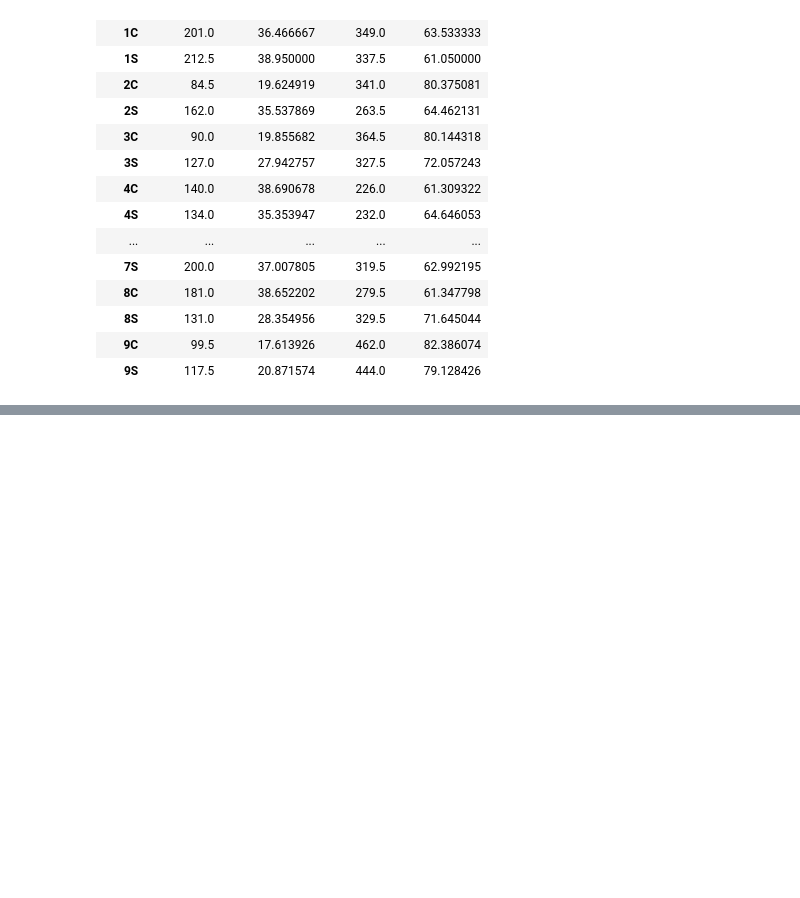
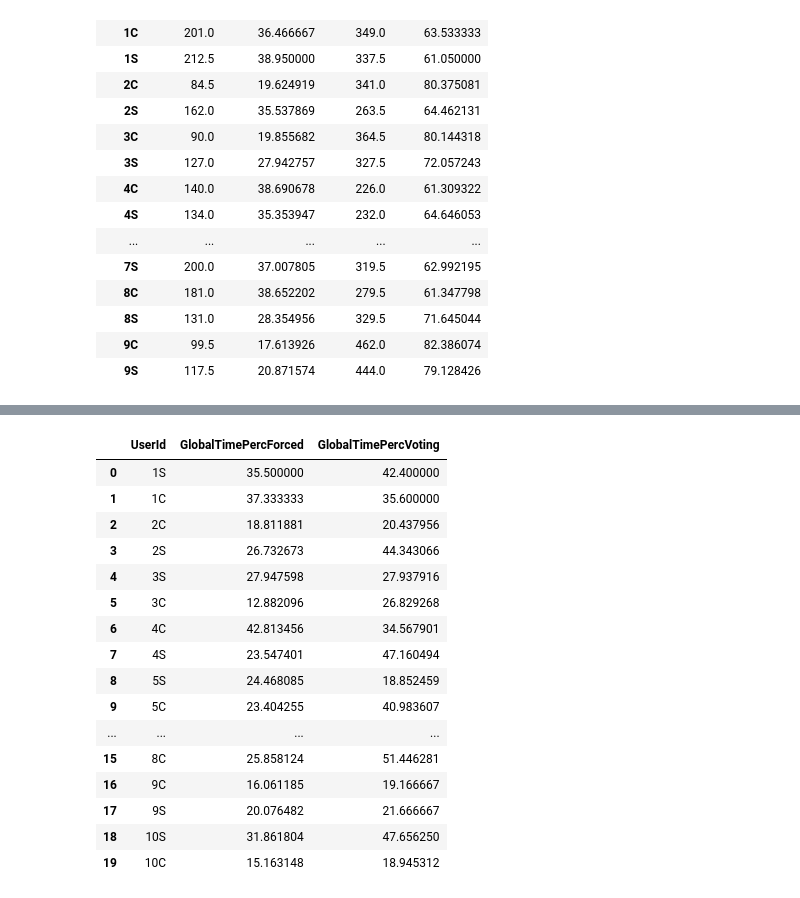
Before and after one commit to DebbyX3/CIDERHololensCollabManip, a Jupyter notebook: UserExperiments/LogAnalysis.ipynb, the cells around one changed output, grey strips where cells are left out. Cells and saved outputs as stored; diff of their text form; code cells hidden in the pictures; blank space fills up the shorter version.

```diff
--- a/UserExperiments/LogAnalysis.ipynb
+++ b/UserExperiments/LogAnalysis.ipynb
@@ -381,0 +397,29 @@ count_time_user_df.groupby(["UserId"]).mean(numeric_only=True)
+# %%
+# Create dataframe to plot, where each rows has the userid, the global forced percentage and the global voting percentage
+
+forced_global_perc = count_time_user_df.loc[count_time_user_df["TaskType"] == "Forced"][["UserId", "GlobalTimePerc"]]
+forced_global_perc.rename(columns = {"GlobalTimePerc": "GlobalTimePercForced"}, inplace=True)
+
+voting_global_perc = count_time_user_df.loc[count_time_user_df["TaskType"] == "Voting"][["UserId", "GlobalTimePerc"]]
+voting_global_perc.rename(columns = {"GlobalTimePerc": "GlobalTimePercVoting"}, inplace=True)
+
+merged_global_perc = pd.merge(forced_global_perc, voting_global_perc)
+merged_global_perc
+# %% [output]
+|  | UserId | GlobalTimePercForced | GlobalTimePercVoting |
+| 0 | 1S | 35.500000 | 42.400000 |
+| 1 | 1C | 37.333333 | 35.600000 |
+| 2 | 2C | 18.811881 | 20.437956 |
+| 3 | 2S | 26.732673 | 44.343066 |
+| 4 | 3S | 27.947598 | 27.937916 |
+| 5 | 3C | 12.882096 | 26.829268 |
+| 6 | 4C | 42.813456 | 34.567901 |
+| 7 | 4S | 23.547401 | 47.160494 |
+| 8 | 5S | 24.468085 | 18.852459 |
+| 9 | 5C | 23.404255 | 40.983607 |
+| ... | ... | ... | ... |
+| 15 | 8C | 25.858124 | 51.446281 |
+| 16 | 9C | 16.061185 | 19.166667 |
+| 17 | 9S | 20.076482 | 21.666667 |
+| 18 | 10S | 31.861804 | 47.656250 |
+| 19 | 10C | 15.163148 | 18.945312 |
```
Also changed, not shown: parts of 5 cells of this notebook.
